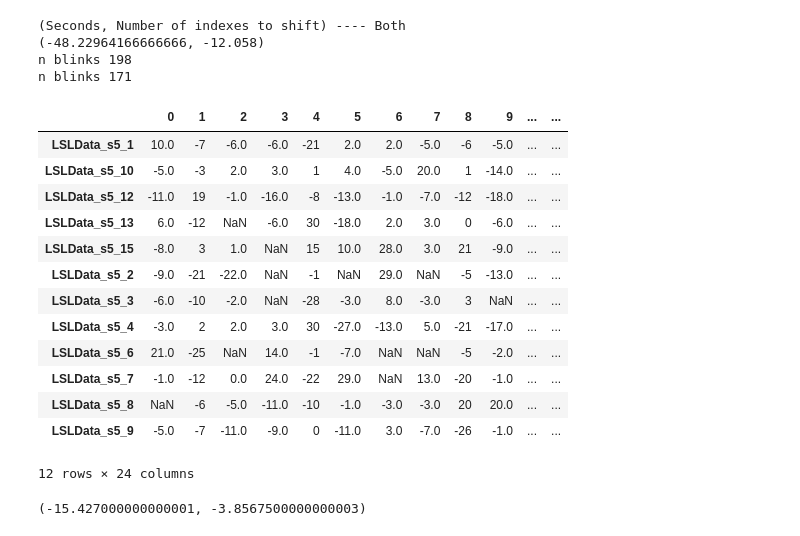
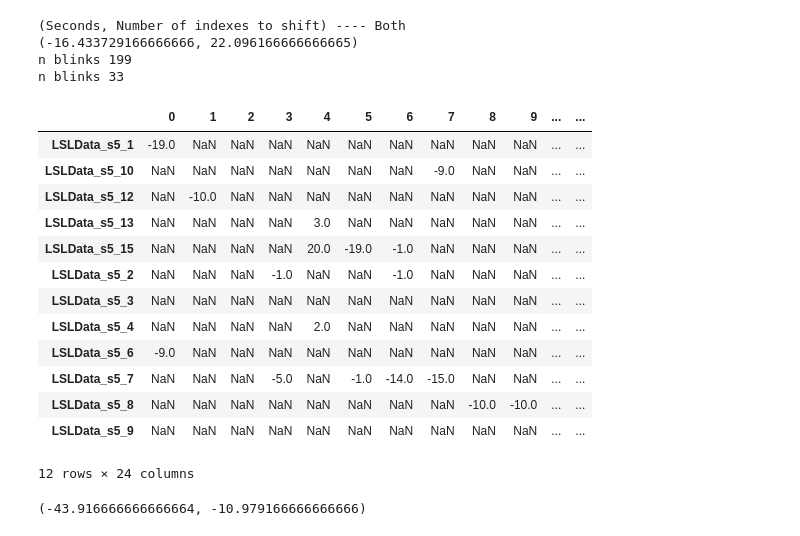
Before and after one commit to Ofplarsen/Bachelor_BCISpeller_Analyses, a Jupyter notebook: jitter/peak_analysis_not_fuse_stream.ipynb, the cells around one changed output. Saved outputs shown, nothing was run; the diff lists cells and outputs as text; code cells hidden in the pictures.

```diff
--- a/jitter/peak_analysis_not_fuse_stream.ipynb
+++ b/jitter/peak_analysis_not_fuse_stream.ipynb
@@ -192,13 +192,46 @@ def find_close_values_mean(values,y, tolerance):
 """
 Return peaks in signal in specified range and normalizes data before finding peak
 """
+
+def find_crossing_point(data, tolerance=0.9):
+    # Find peaks using scipy's find_peaks
+    data = np.array(data)
+    peaks, _ = signal.find_peaks(data)
+
+    # If no peaks are found, return an empty list
+    if not peaks.size:
+        return []
+
+    # Find the index of the maximum peak value
+    max_peak_index = np.argmax(data)
+
+    # Get the height of the maximum peak
+    max_peak_height = data[max_peak_index]
+
+    # Set the imaginary line 20% lower than the peak
+    threshold_height = 0.9 * max_peak_height
+
+    # Find the index where the curve crosses the imaginary line
+    if np.where(data[:max_peak_index] <= threshold_height)[0].size == 0:
+        return []
+
+    crossing_point_index =  np.where(data[:max_peak_index] <= threshold_height)[0][-1]
+
+    # If no crossing point is found, return an empty list
+    if crossing_point_index == max_peak_index:
+        return []
+
+    # Return the absolute index of the crossing point
+    return [crossing_point_index]
+
 def get_peaks(df, start, end, column, rang=50, scale=1, flip=True):
 
     df = df[start - rang:end + rang]
     df_norm = (df[column].abs() / df[column].abs().max())
     plus = -df_norm[start - rang]
     y = ((df_norm + plus) *(-1 if flip else 1) *scale).tolist()
-    peaks, _ = signal.find_peaks(y)
+    #peaks, _ = signal.find_peaks(y)
+    peaks = find_crossing_point(y)
     peaks = [peak for peak in peaks]
     if len(peaks) == 0:
         #print(df)
@@ -269,7 +302,7 @@ def run_files(paths, path='data/LSLGoodData/', both = True, plot = False, shift_
             if s - 50 <= 0:
                 remove.append((s,e))
                 continue
-            peaks.append(get_peaks(df_stream, s, e, chosen_channel, rang=50, scale=100, flip=both))
+            peaks.append(get_peaks(df_stream, s, e, chosen_channel, rang=40, scale=100, flip=both))
 
         for s, e in remove:
             start.remove(s)
@@ -311,8 +344,8 @@ def add_stats(df, avg_time):
     df = pd.concat([df, new_columns_df], axis=1)
     return df
 
-def remove_outlier(df):
-    df = df.applymap(lambda x: x if abs(x) <= 30 else np.nan)
+def remove_outlier(df, value=30):
+    df = df.applymap(lambda x: x if abs(x) <= value else np.nan)
     return df
 # %%
 path = ("./data/subject5/")
@@ -321,6 +354,7 @@ both = [name for name in paths]
 flip = False
 
 df_both = run_files(both,path=path, both=flip , plot=False)
+df_both = remove_outlier(df_both, value = 200)
 display(df_both)
 # %% [output]
 n blinks 199
@@ -347,37 +381,37 @@ def get_offset(df):
 # %%
 print("(Seconds, Number of indexes to shift) ---- Both")
 print(get_offset(df_both))
 
 # Run files again, but compensates the found offset
 old = get_offset(df_both)[1]
 df_both_shift = run_files(both,path = path, both=flip , plot=False, shift_init=round(get_offset(df_both)[1]))
-df_both_shift = remove_outlier(df_both_shift)
+df_both_shift = remove_outlier(df_both_shift, value=20)
 df_both_shift = add_stats(df_both_shift, [[0.004]]*df_both_shift.shape[0])
 
 
 display(df_both_shift)
 
 print(get_offset(df_both_shift))
 # %% [output]
 (Seconds, Number of indexes to shift) ---- Both
-(-48.22964166666666, -12.058)
-n blinks 198
-n blinks 171
+(-16.433729166666666, 22.096166666666665)
+n blinks 199
+n blinks 33
 |  | 0 | 1 | 2 | 3 | 4 | 5 | 6 | 7 | 8 | 9 | ... | ... |
-| LSLData_s5_1 | 10.0 | -7 | -6.0 | -6.0 | -21 | 2.0 | 2.0 | -5.0 | -6 | -5.0 | ... | ... |
-| LSLData_s5_10 | -5.0 | -3 | 2.0 | 3.0 | 1 | 4.0 | -5.0 | 20.0 | 1 | -14.0 | ... | ... |
-| LSLData_s5_12 | -11.0 | 19 | -1.0 | -16.0 | -8 | -13.0 | -1.0 | -7.0 | -12 | -18.0 | ... | ... |
-| LSLData_s5_13 | 6.0 | -12 | NaN | -6.0 | 30 | -18.0 | 2.0 | 3.0 | 0 | -6.0 | ... | ... |
-| LSLData_s5_15 | -8.0 | 3 | 1.0 | NaN | 15 | 10.0 | 28.0 | 3.0 | 21 | -9.0 | ... | ... |
-| LSLData_s5_2 | -9.0 | -21 | -22.0 | NaN | -1 | NaN | 29.0 | NaN | -5 | -13.0 | ... | ... |
-| LSLData_s5_3 | -6.0 | -10 | -2.0 | NaN | -28 | -3.0 | 8.0 | -3.0 | 3 | NaN | ... | ... |
-| LSLData_s5_4 | -3.0 | 2 | 2.0 | 3.0 | 30 | -27.0 | -13.0 | 5.0 | -21 | -17.0 | ... | ... |
-| LSLData_s5_6 | 21.0 | -25 | NaN | 14.0 | -1 | -7.0 | NaN | NaN | -5 | -2.0 | ... | ... |
-| LSLData_s5_7 | -1.0 | -12 | 0.0 | 24.0 | -22 | 29.0 | NaN | 13.0 | -20 | -1.0 | ... | ... |
-| LSLData_s5_8 | NaN | -6 | -5.0 | -11.0 | -10 | -1.0 | -3.0 | -3.0 | 20 | 20.0 | ... | ... |
-| LSLData_s5_9 | -5.0 | -7 | -11.0 | -9.0 | 0 | -11.0 | 3.0 | -7.0 | -26 | -1.0 | ... | ... |
+| LSLData_s5_1 | -19.0 | NaN | NaN | NaN | NaN | NaN | NaN | NaN | NaN | NaN | ... | ... |
+| LSLData_s5_10 | NaN | NaN | NaN | NaN | NaN | NaN | NaN | -9.0 | NaN | NaN | ... | ... |
+| LSLData_s5_12 | NaN | -10.0 | NaN | NaN | NaN | NaN | NaN | NaN | NaN | NaN | ... | ... |
+| LSLData_s5_13 | NaN | NaN | NaN | NaN | 3.0 | NaN | NaN | NaN | NaN | NaN | ... | ... |
+| LSLData_s5_15 | NaN | NaN | NaN | NaN | 20.0 | -19.0 | -1.0 | NaN | NaN | NaN | ... | ... |
+| LSLData_s5_2 | NaN | NaN | NaN | -1.0 | NaN | NaN | -1.0 | NaN | NaN | NaN | ... | ... |
+| LSLData_s5_3 | NaN | NaN | NaN | NaN | NaN | NaN | NaN | NaN | NaN | NaN | ... | ... |
+| LSLData_s5_4 | NaN | NaN | NaN | NaN | 2.0 | NaN | NaN | NaN | NaN | NaN | ... | ... |
+| LSLData_s5_6 | -9.0 | NaN | NaN | NaN | NaN | NaN | NaN | NaN | NaN | NaN | ... | ... |
+| LSLData_s5_7 | NaN | NaN | NaN | -5.0 | NaN | -1.0 | -14.0 | -15.0 | NaN | NaN | ... | ... |
+| LSLData_s5_8 | NaN | NaN | NaN | NaN | NaN | NaN | NaN | NaN | -10.0 | -10.0 | ... | ... |
+| LSLData_s5_9 | NaN | NaN | NaN | NaN | NaN | NaN | NaN | NaN | NaN | NaN | ... | ... |
 12 rows × 24 columns
-(-15.427000000000001, -3.8567500000000003)
+(-43.916666666666664, -10.979166666666666)
 # %%
 import statistics
 from scipy.stats import sem
```
Also changed, not shown: parts of 6 cells of this notebook.
